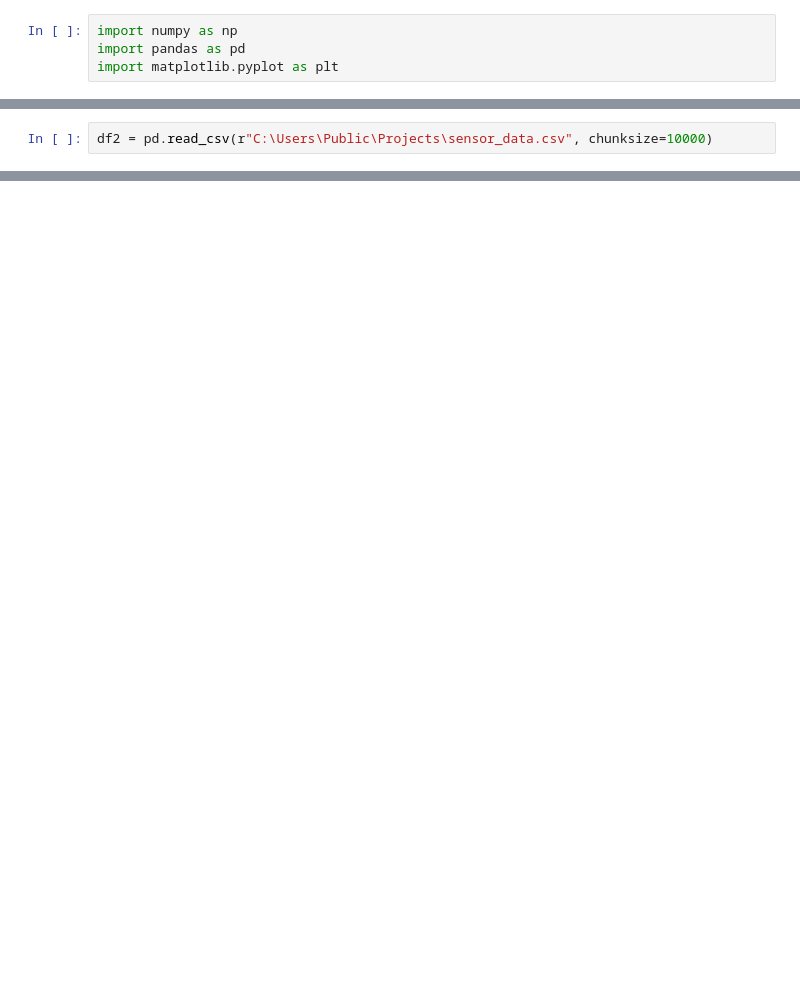
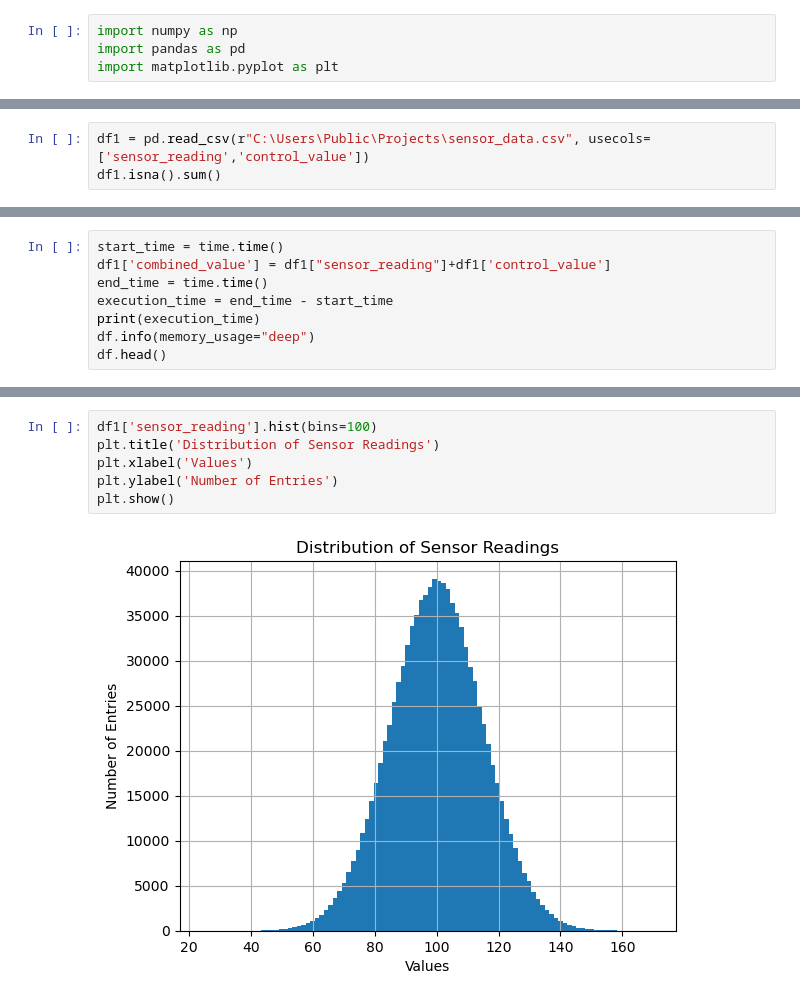
Before and after one commit to SrthkL/checkpoint-1, a Jupyter notebook: RSS739.ipynb, the cells around one changed output, grey strips where cells are left out. Cells and saved outputs as stored; diff of their text form; blank space fills up the shorter version.

```diff
--- a/RSS739.ipynb
+++ b/RSS739.ipynb
@@ -29,2 +5,3 @@ df.head()
 # %%
-df2 = pd.read_csv(r"C:\Users\Public\Projects\sensor_data.csv", chunksize=10000)
+df1 = pd.read_csv(r"C:\Users\Public\Projects\sensor_data.csv", usecols= ['sensor_reading','control_value'])
+df1.isna().sum()
@@ -30,0 +17,8 @@ df2 = pd.read_csv(r"C:\Users\Public\Projects\sensor_data.csv", chunksize=10000)
+# %%
+start_time = time.time()
+df1['combined_value'] = df1["sensor_reading"]+df1['control_value']
+end_time = time.time()
+execution_time = end_time - start_time
+print(execution_time)
+df.info(memory_usage="deep")
+df.head()
@@ -30,0 +61,8 @@ df2 = pd.read_csv(r"C:\Users\Public\Projects\sensor_data.csv", chunksize=10000)
+# %%
+df1['sensor_reading'].hist(bins=100)
+plt.title('Distribution of Sensor Readings')
+plt.xlabel('Values')
+plt.ylabel('Number of Entries')
+plt.show()
+# %% [output]
+[figure, added]
```
Also changed, not shown: parts of 11 cells of this notebook.
